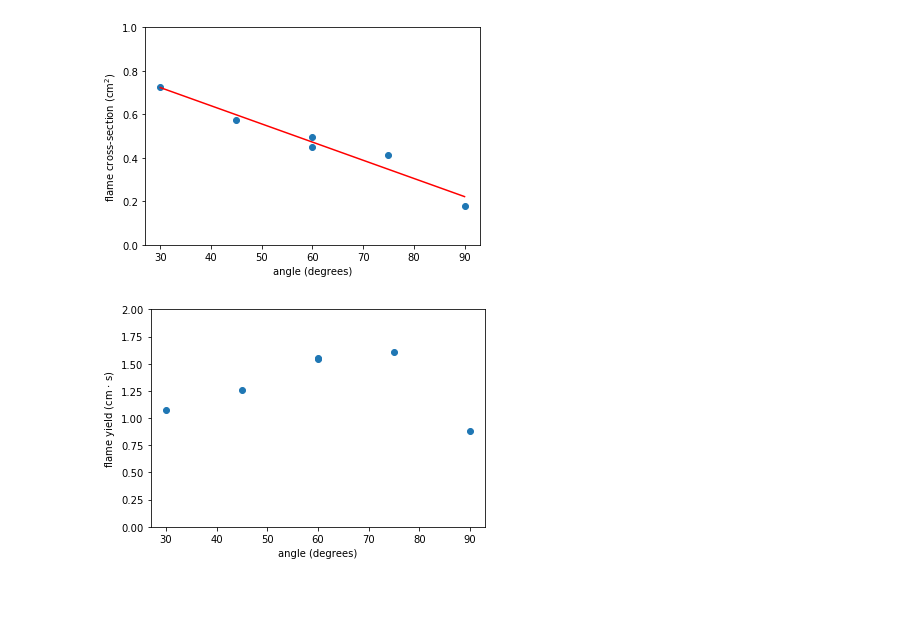
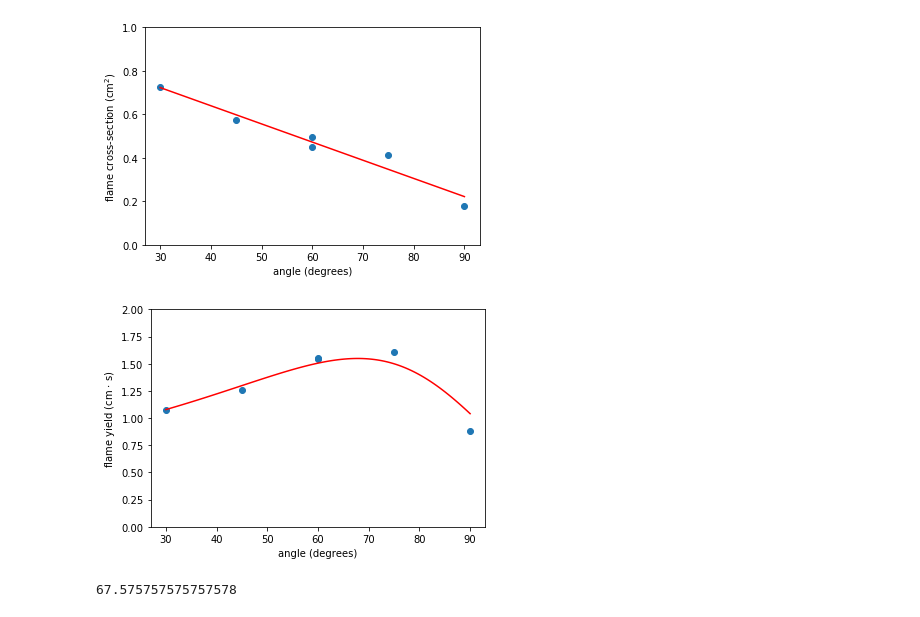
Before and after one commit to cigar-research/cigar-research, a Jupyter notebook: cedar-analysis/flame_velocity_analysis.ipynb, the cells around one changed output. Saved outputs shown, nothing was run; the diff lists cells and outputs as text; code cells hidden in the pictures.

```diff
--- a/cedar-analysis/flame_velocity_analysis.ipynb
+++ b/cedar-analysis/flame_velocity_analysis.ipynb
@@ -67,6 +67,8 @@ plt.xlabel("angle (degrees)")
 plt.ylabel("flame velocity (cm/s)")
 plt.ylim(0,1)
 
+vel_fit_vals = fp(ang_lp)
+
 plt.savefig("plots/flame_velocities.png", dpi=300)
 # %% [output]
 [figure]
@@ -142,17 +144,27 @@ plt.xlabel("angle (degrees)")
 plt.ylabel("flame cross-section (cm$^2$)")
 plt.ylim(0,1)
 
+size_fit_vals = fp(ang_lp)
+
 plt.savefig("plots/flame_sizes.png", dpi=300)
 # %% [output]
 [figure]
 # %%
 fom = sizes/vels
 
+fit_fom = size_fit_vals/vel_fit_vals
+
 plt.scatter(angs, fom)
+plt.plot(ang_lp, fit_fom, color="r")
 plt.ylim(0,2)
 plt.xlabel("angle (degrees)")
 plt.ylabel("flame yield (cm $\cdot$ s)")
 
 plt.savefig("plots/flame_yield.png", dpi=300)
 # %% [output]
-[figure, old version]
+[figure, new version]
+# %%
+max_idx = np.argmax(fit_fom)
+ang_lp[max_idx]
+# %% [output]
+67.575757575757578
```
Also changed, not shown: parts of 2 cells of this notebook, 10 other files.
